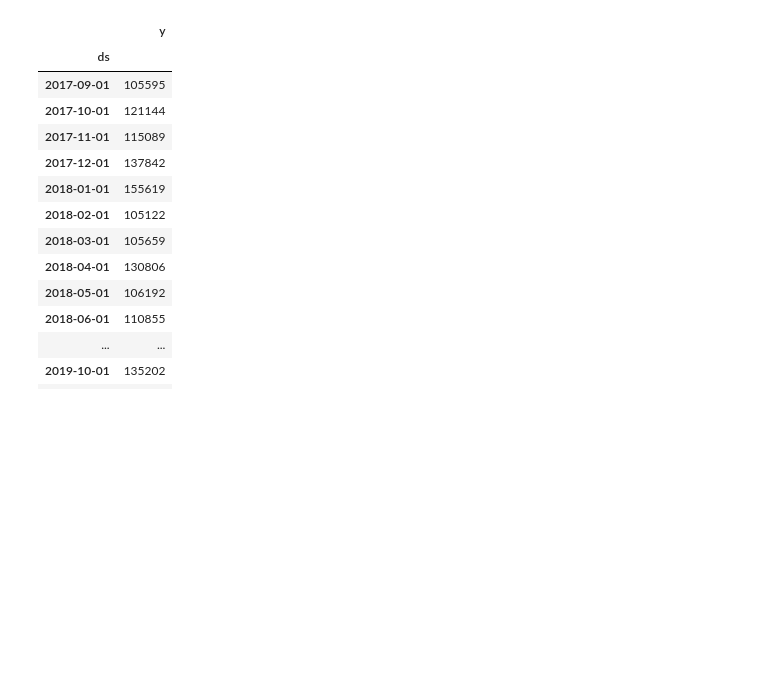
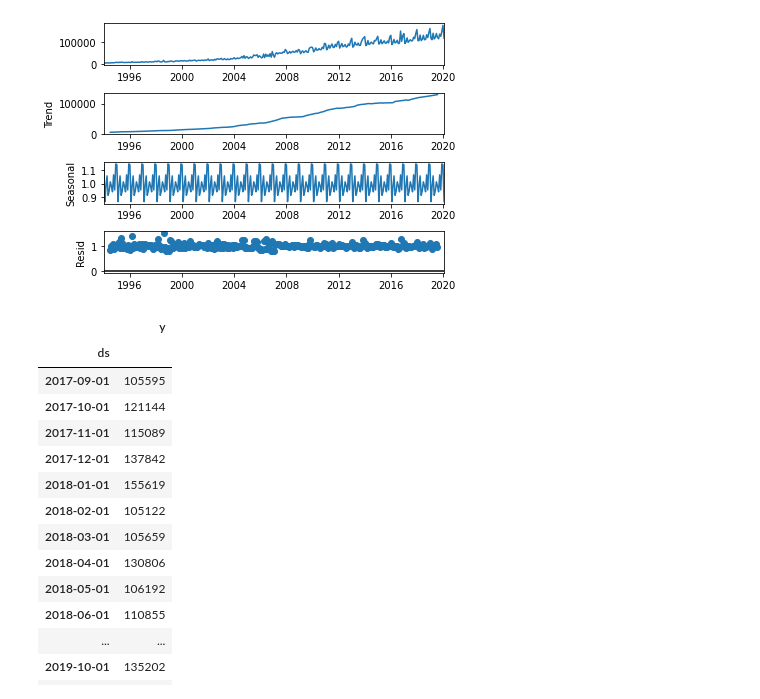
Before and after one commit to mmbs1989/DSWP-Aluno, a Jupyter notebook: TCCfinal.ipynb, the cells around one changed output. Cells and saved outputs as stored; diff of their text form; code cells hidden in the pictures; blank space fills up the shorter version.

```diff
--- a/TCCfinal.ipynb
+++ b/TCCfinal.ipynb
@@ -15,6 +18,11 @@ df['a'] = pd.to_numeric(df['a'])
 df.columns = ['ds', 'y']
 df['ds'] = pd.to_datetime(df['ds'])
 df.set_index('ds', inplace=True)
+# %%
+result = seasonal_decompose(df, model='multiplicative')
+fig = result.plot()
+# %% [output]
+[figure, added]
 # %%
 df.tail(30)
 # %% [output]
```
Also changed, not shown: parts of 3 cells of this notebook.
